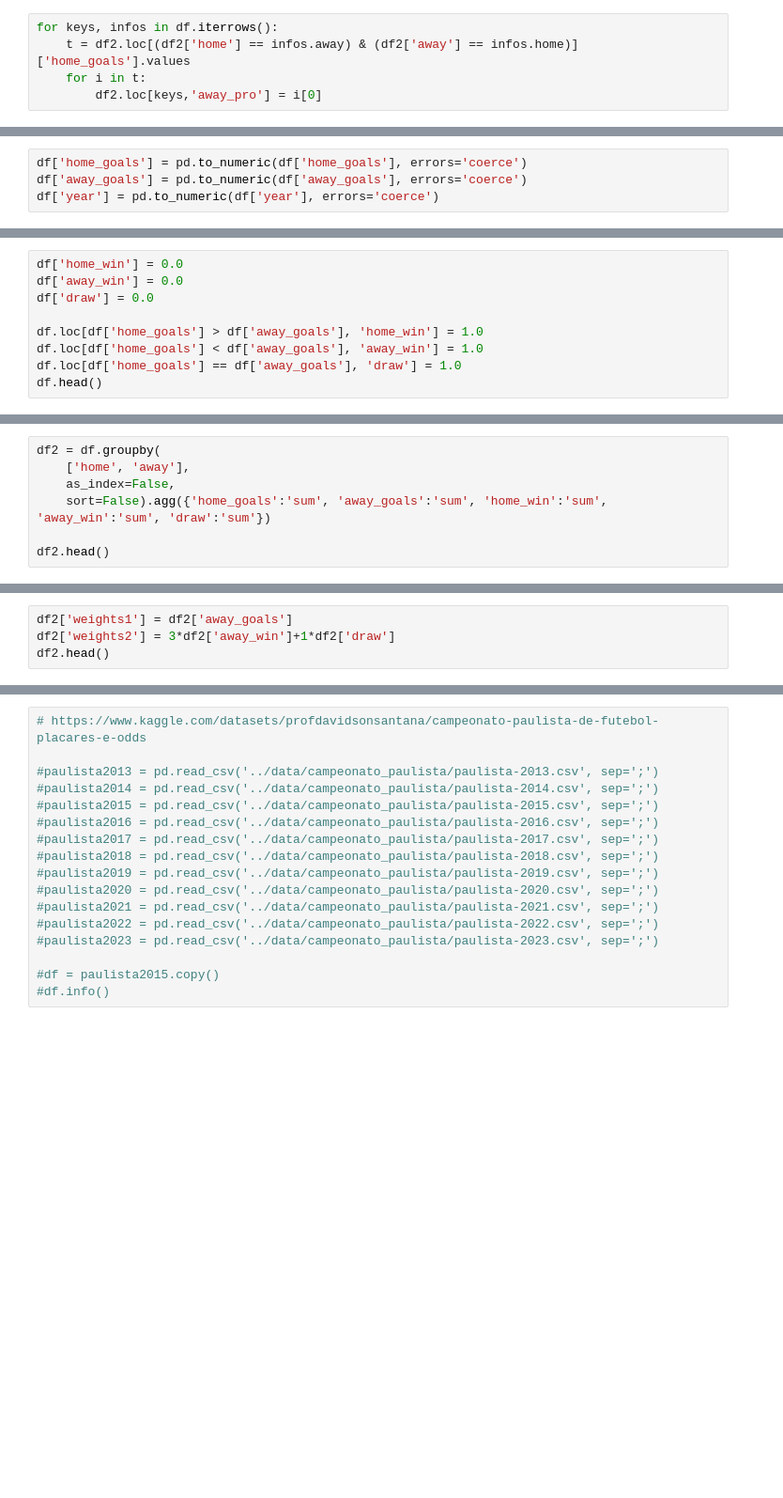
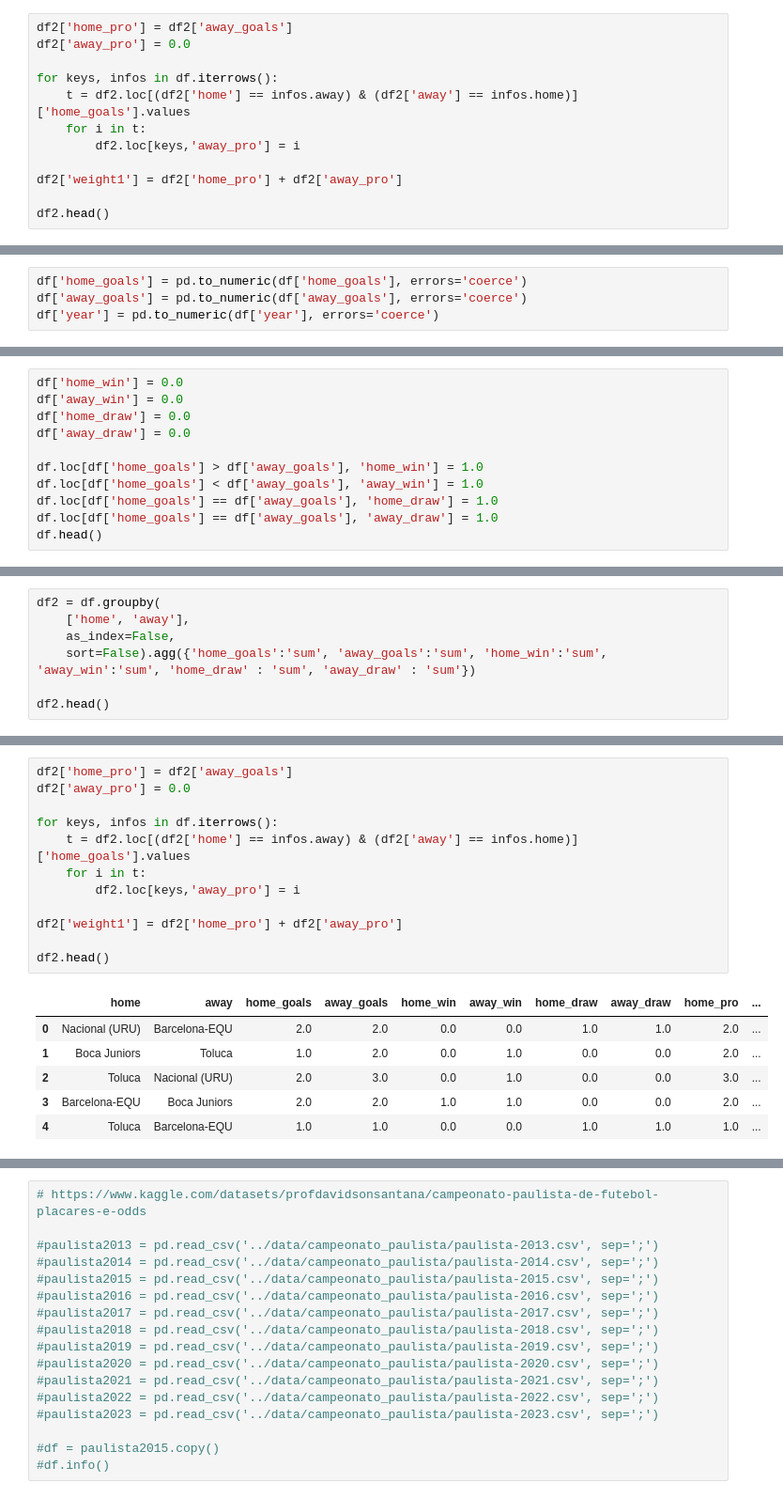
Before and after one commit to jesusossian/complex_networks, a Jupyter notebook: notebooks/datasets_fut.ipynb, the cells around one changed output, grey strips where cells are left out. Shown at 94% size. Cells and saved outputs as stored; diff of their text form; blank space fills up the shorter version.

```diff
--- a/notebooks/datasets_fut.ipynb
+++ b/notebooks/datasets_fut.ipynb
@@ -200,5 +169,12 @@ df2['away_pro'] = 0.0
 # %%
+df2['home_pro'] = df2['away_goals']
+df2['away_pro'] = 0.0
+
 for keys, infos in df.iterrows():
     t = df2.loc[(df2['home'] == infos.away) & (df2['away'] == infos.home)]['home_goals'].values
     for i in t:
-        df2.loc[keys,'away_pro'] = i[0]
+        df2.loc[keys,'away_pro'] = i
+
+df2['weight1'] = df2['home_pro'] + df2['away_pro']
+
+df2.head()
@@ -444,9 +408,11 @@ print("#times = ",len(vertices))
 # %%
 df['home_win'] = 0.0
 df['away_win'] = 0.0
-df['draw'] = 0.0
+df['home_draw'] = 0.0
+df['away_draw'] = 0.0
 
 df.loc[df['home_goals'] > df['away_goals'], 'home_win'] = 1.0
 df.loc[df['home_goals'] < df['away_goals'], 'away_win'] = 1.0
-df.loc[df['home_goals'] == df['away_goals'], 'draw'] = 1.0
+df.loc[df['home_goals'] == df['away_goals'], 'home_draw'] = 1.0
+df.loc[df['home_goals'] == df['away_goals'], 'away_draw'] = 1.0
 df.head()
@@ -454,6 +427,6 @@ df.head()
 df2 = df.groupby(
     ['home', 'away'],
     as_index=False,
-    sort=False).agg({'home_goals':'sum', 'away_goals':'sum', 'home_win':'sum', 'away_win':'sum', 'draw':'sum'})
+    sort=False).agg({'home_goals':'sum', 'away_goals':'sum', 'home_win':'sum', 'away_win':'sum', 'home_draw' : 'sum', 'away_draw' : 'sum'})
 
 df2.head()
@@ -460,4 +440,19 @@ df2.head()
-# %%
-df2['weights1'] = df2['away_goals']
-df2['weights2'] = 3*df2['away_win']+1*df2['draw']
-df2.head()
+# %%
+df2['home_pro'] = df2['away_goals']
+df2['away_pro'] = 0.0
+
+for keys, infos in df.iterrows():
+    t = df2.loc[(df2['home'] == infos.away) & (df2['away'] == infos.home)]['home_goals'].values
+    for i in t:
+        df2.loc[keys,'away_pro'] = i
+
+df2['weight1'] = df2['home_pro'] + df2['away_pro']
+
+df2.head()
+# %% [output]
+|  | home | away | home_goals | away_goals | home_win | away_win | home_draw | away_draw | home_pro | ... |
+| 0 | Nacional (URU) | Barcelona-EQU | 2.0 | 2.0 | 0.0 | 0.0 | 1.0 | 1.0 | 2.0 | ... |
+| 1 | Boca Juniors | Toluca | 1.0 | 2.0 | 0.0 | 1.0 | 0.0 | 0.0 | 2.0 | ... |
+| 2 | Toluca | Nacional (URU) | 2.0 | 3.0 | 0.0 | 1.0 | 0.0 | 0.0 | 3.0 | ... |
+| 3 | Barcelona-EQU | Boca Juniors | 2.0 | 2.0 | 1.0 | 1.0 | 0.0 | 0.0 | 2.0 | ... |
+| 4 | Toluca | Barcelona-EQU | 1.0 | 1.0 | 0.0 | 0.0 | 1.0 | 1.0 | 1.0 | ... |
```
Also changed, not shown: parts of 137 cells of this notebook, 7 other files.
